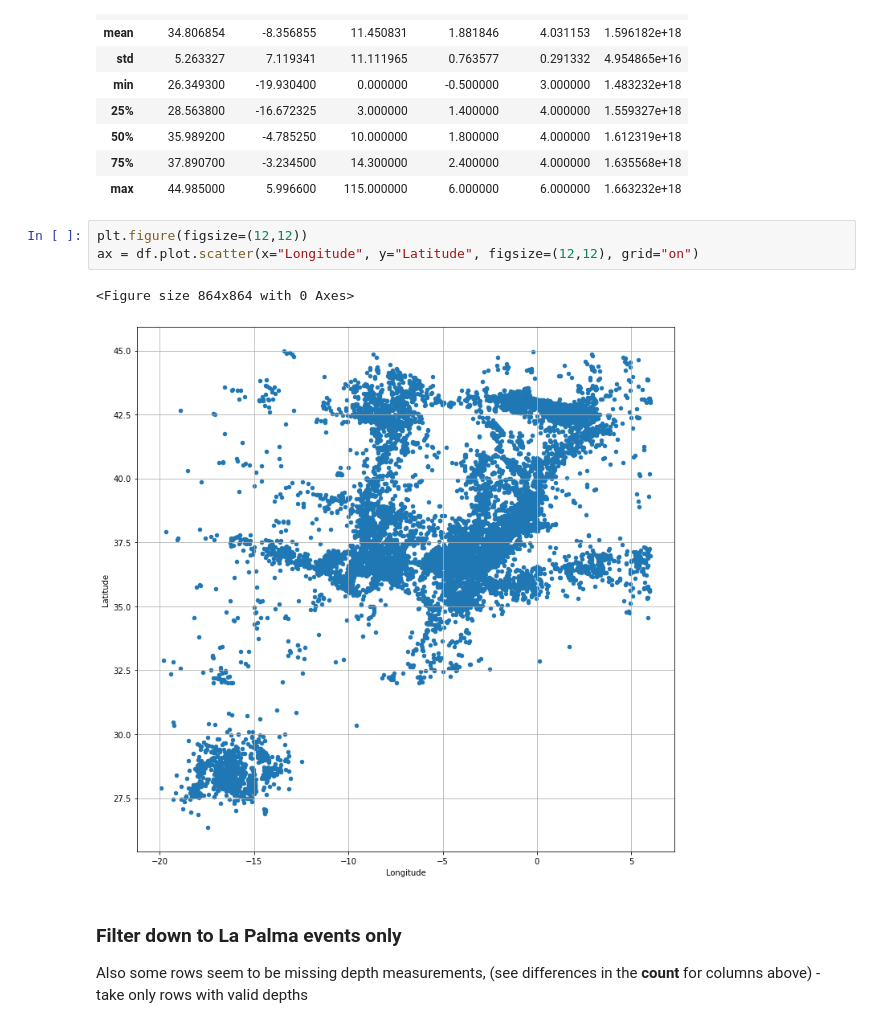
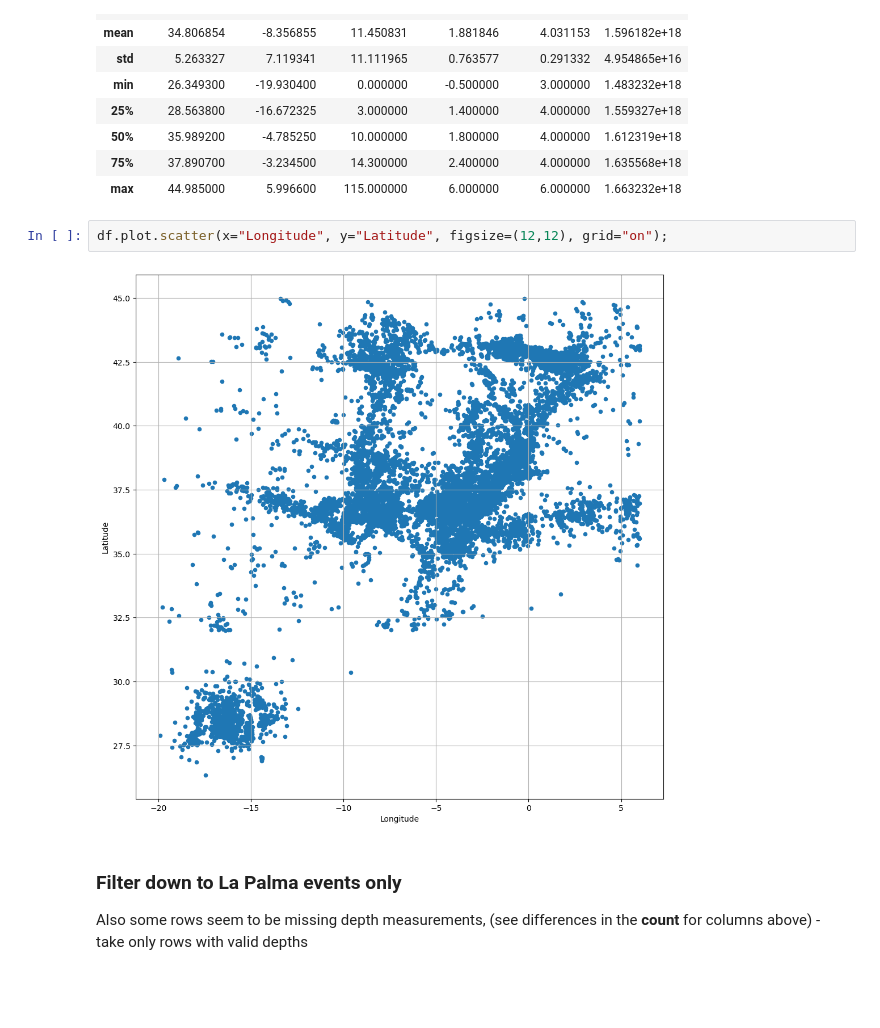
Before and after one commit to Notebooks-Now/submission-myst-full, a Jupyter notebook: notebooks/data-screening.ipynb, the cells around one changed output. Saved outputs shown, nothing was run; the diff lists cells and outputs as text; blank space fills up the shorter version.

```diff
--- a/notebooks/data-screening.ipynb
+++ b/notebooks/data-screening.ipynb
@@ -43,11 +41,9 @@ df.describe()
 | 75% | 37.890700 | -3.234500 | 14.300000 | 2.400000 | 4.000000 | 1.635568e+18 |
 | max | 44.985000 | 5.996600 | 115.000000 | 6.000000 | 6.000000 | 1.663232e+18 |
 # %%
-plt.figure(figsize=(12,12))
-ax = df.plot.scatter(x="Longitude", y="Latitude", figsize=(12,12), grid="on")
+df.plot.scatter(x="Longitude", y="Latitude", figsize=(12,12), grid="on");
 # %% [output]
-<Figure size 864x864 with 0 Axes>
-[figure, old version]
+[figure, new version]
 # %% [markdown]
 ### Filter down to La Palma events only
 Also some rows seem to be missing depth measurements, (see differences in the **count** for columns above) - take only rows with valid depths
```
Also changed, not shown: parts of 4 cells of this notebook, 1 other file.
